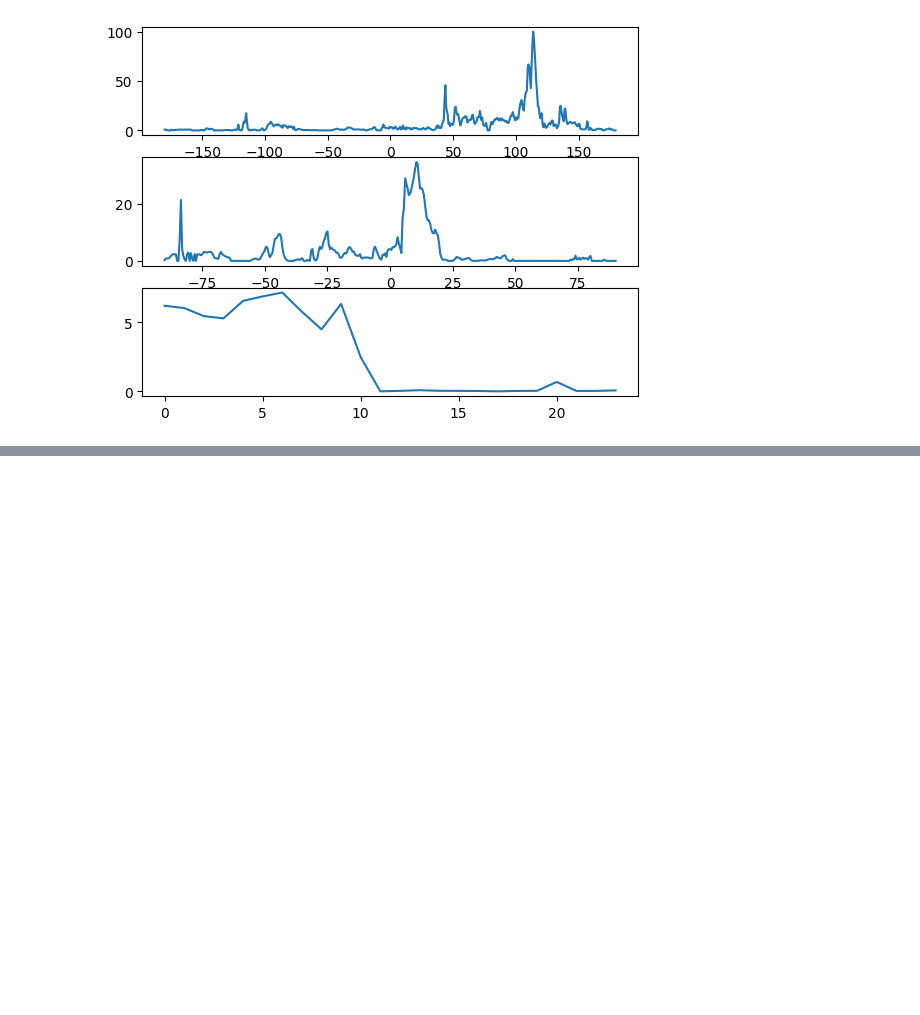
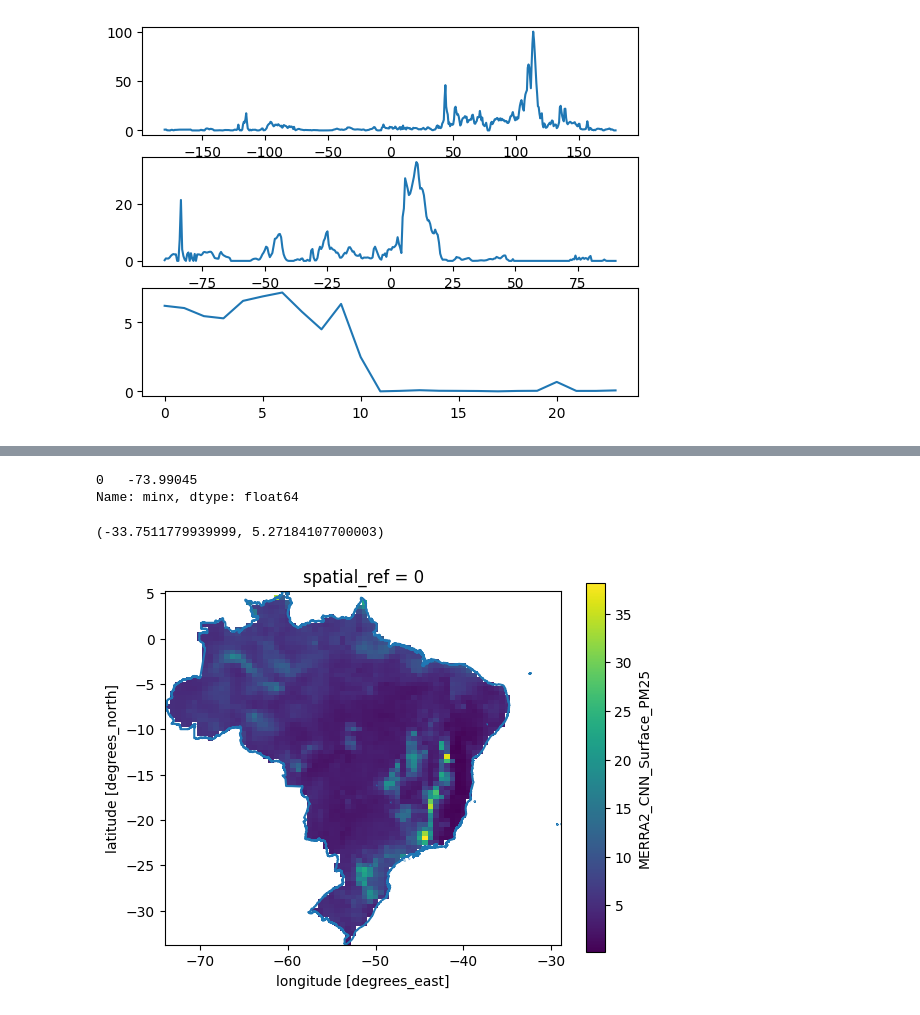
Before and after one commit to leohoinaski/ENS410064, a Jupyter notebook: 2024/notebooks/Aula06.ipynb, the cells around one changed output, grey strips where cells are left out. Drawn from its saved outputs; the diff is of its cells as text; code cells hidden in the pictures; blank space fills up the shorter version.

```diff
--- a/2024/notebooks/Aula06.ipynb
+++ b/2024/notebooks/Aula06.ipynb
@@ -120,0 +204,13 @@ Name: minx, dtype: float64
+# %%
+air2d = clipped.mean(dim='time')
+fig,ax = plt.subplots()
+air2d.plot(ax=ax)
+br.boundary.plot(ax=ax)
+print(br.bounds.minx)
+ax.set_xlim([br.bounds.minx[0], br.bounds.maxx[0]])
+ax.set_ylim([br.bounds.miny[0], br.bounds.maxy[0]])
+# %% [output]
+0   -73.99045
+Name: minx, dtype: float64
+(-33.7511779939999, 5.27184107700003)
+[figure, added]
```
Also changed, not shown: parts of 6 cells of this notebook.
